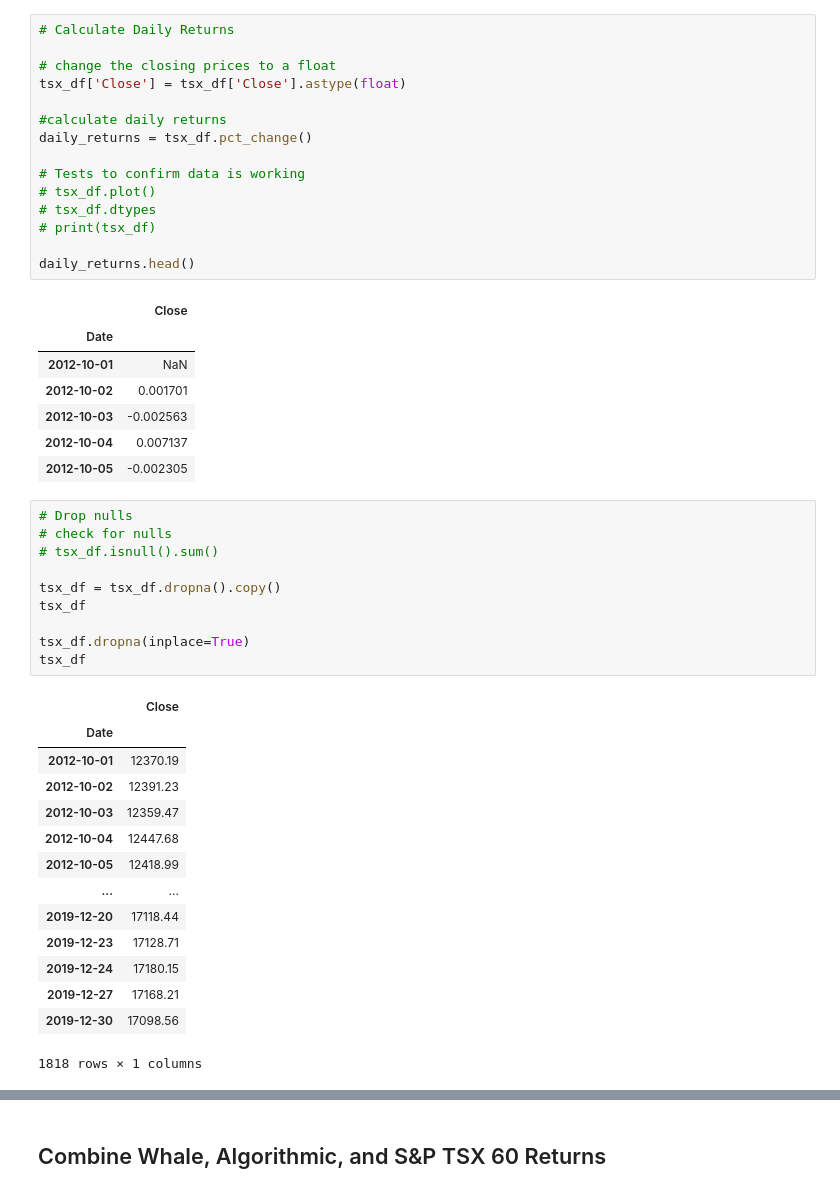
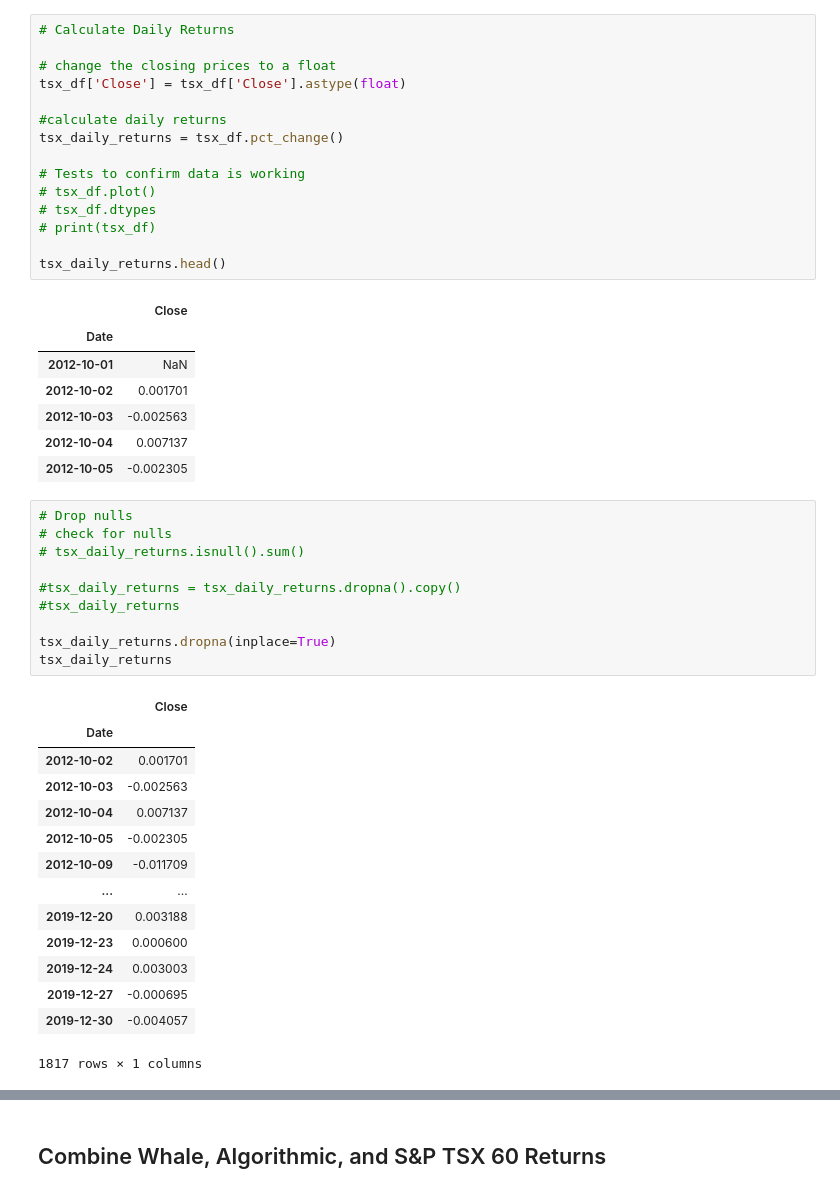
Before and after one commit to cjseeley7/Homework-Task-3, a Jupyter notebook: Week 3/Starter_Code/whale_analysis.ipynb, the cells around one changed output, grey strips where cells are left out. Cells and saved outputs as stored; diff of their text form.

```diff
--- a/Week 3/Starter_Code/whale_analysis.ipynb
+++ b/Week 3/Starter_Code/whale_analysis.ipynb
@@ -173,14 +173,14 @@ Name: Close, Length: 1818, dtype: object
 tsx_df['Close'] = tsx_df['Close'].astype(float)
 
 #calculate daily returns
-daily_returns = tsx_df.pct_change()
+tsx_daily_returns = tsx_df.pct_change()
 
 # Tests to confirm data is working
 # tsx_df.plot()
 # tsx_df.dtypes
 # print(tsx_df)
 
-daily_returns.head()
+tsx_daily_returns.head()
 # %% [output]
 |  | Close |
 | Date |  |
@@ -192,28 +192,28 @@ daily_returns.head()
 # %%
 # Drop nulls
 # check for nulls
-# tsx_df.isnull().sum()
+# tsx_daily_returns.isnull().sum()
 
-tsx_df = tsx_df.dropna().copy()
-tsx_df
+#tsx_daily_returns = tsx_daily_returns.dropna().copy()
+#tsx_daily_returns
 
-tsx_df.dropna(inplace=True)
-tsx_df
+tsx_daily_returns.dropna(inplace=True)
+tsx_daily_returns
 # %% [output]
 |  | Close |
 | Date |  |
-| 2012-10-01 | 12370.19 |
-| 2012-10-02 | 12391.23 |
-| 2012-10-03 | 12359.47 |
-| 2012-10-04 | 12447.68 |
-| 2012-10-05 | 12418.99 |
+| 2012-10-02 | 0.001701 |
+| 2012-10-03 | -0.002563 |
+| 2012-10-04 | 0.007137 |
+| 2012-10-05 | -0.002305 |
+| 2012-10-09 | -0.011709 |
 | ... | ... |
-| 2019-12-20 | 17118.44 |
-| 2019-12-23 | 17128.71 |
-| 2019-12-24 | 17180.15 |
-| 2019-12-27 | 17168.21 |
-| 2019-12-30 | 17098.56 |
+| 2019-12-20 | 0.003188 |
+| 2019-12-23 | 0.000600 |
+| 2019-12-24 | 0.003003 |
+| 2019-12-27 | -0.000695 |
+| 2019-12-30 | -0.004057 |
-1818 rows × 1 columns
+1817 rows × 1 columns
 # %%
 # Rename `Close` Column to be specific to this portfolio.
 
```
Also changed, not shown: parts of 8 cells of this notebook, 1 other file.
